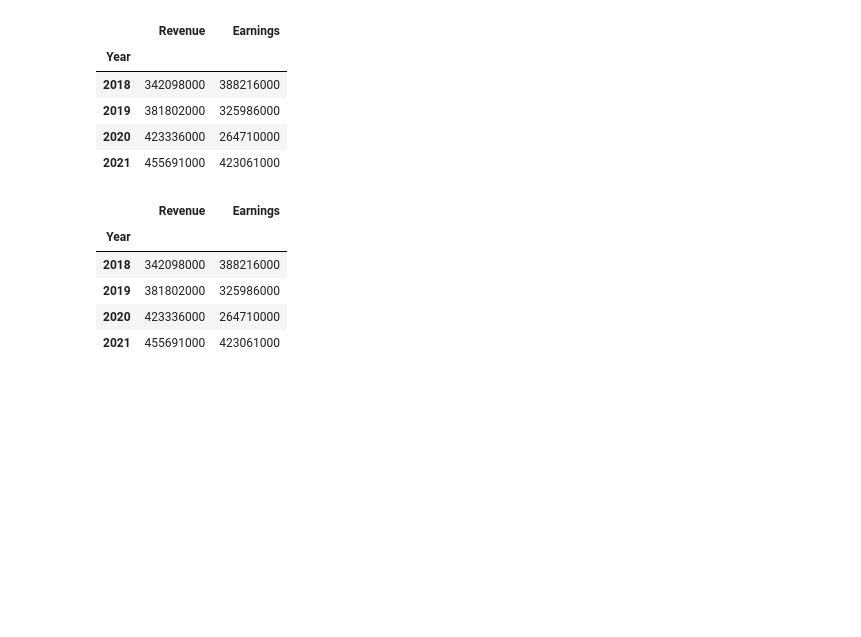
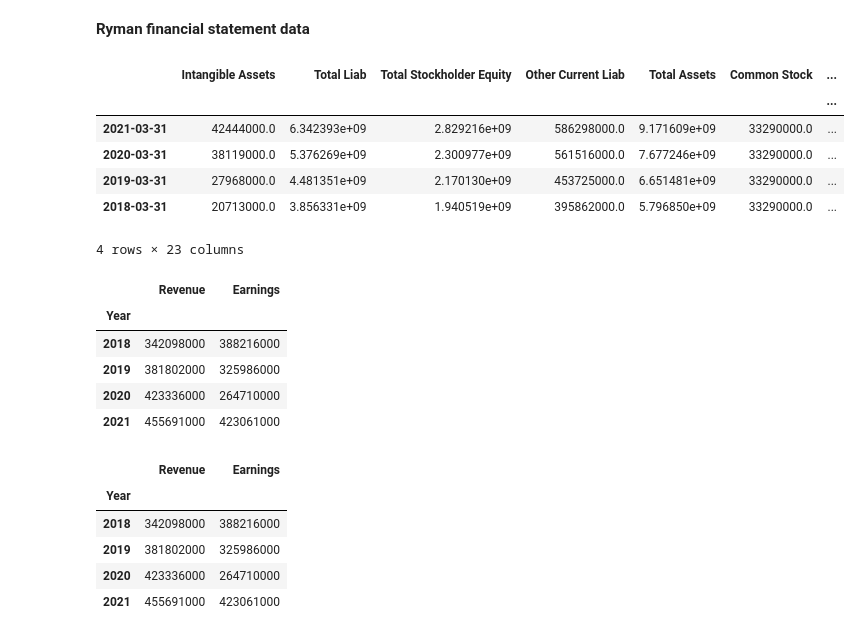
Before and after one commit to blucap/BDBA904, a Jupyter notebook: yahoo.ipynb, the cells around one changed output. Saved outputs shown, nothing was run; the diff lists cells and outputs as text; code cells hidden in the pictures; blank space fills up the shorter version.

```diff
--- a/yahoo.ipynb
+++ b/yahoo.ipynb
@@ -17,6 +25,17 @@ data.plot()
+# %% [markdown]
+**Ryman financial statement data**
 # %%
 rym = yf.Ticker("RYM.NZ")
 rym_bs = rym.get_balance_sheet().T
+rym_bs
+# %% [output]
+|  | Intangible Assets | Total Liab | Total Stockholder Equity | Other Current Liab | Total Assets | Common Stock | ... |
+|  |  |  |  |  |  |  | ... |
+| 2021-03-31 | 42444000.0 | 6.342393e+09 | 2.829216e+09 | 586298000.0 | 9.171609e+09 | 33290000.0 | ... |
+| 2020-03-31 | 38119000.0 | 5.376269e+09 | 2.300977e+09 | 561516000.0 | 7.677246e+09 | 33290000.0 | ... |
+| 2019-03-31 | 27968000.0 | 4.481351e+09 | 2.170130e+09 | 453725000.0 | 6.651481e+09 | 33290000.0 | ... |
+| 2018-03-31 | 20713000.0 | 3.856331e+09 | 1.940519e+09 | 395862000.0 | 5.796850e+09 | 33290000.0 | ... |
+4 rows × 23 columns
 # %%
 rym.earnings
 # %% [output]
```
Also changed, not shown: parts of 16 cells of this notebook, 3 other files.
